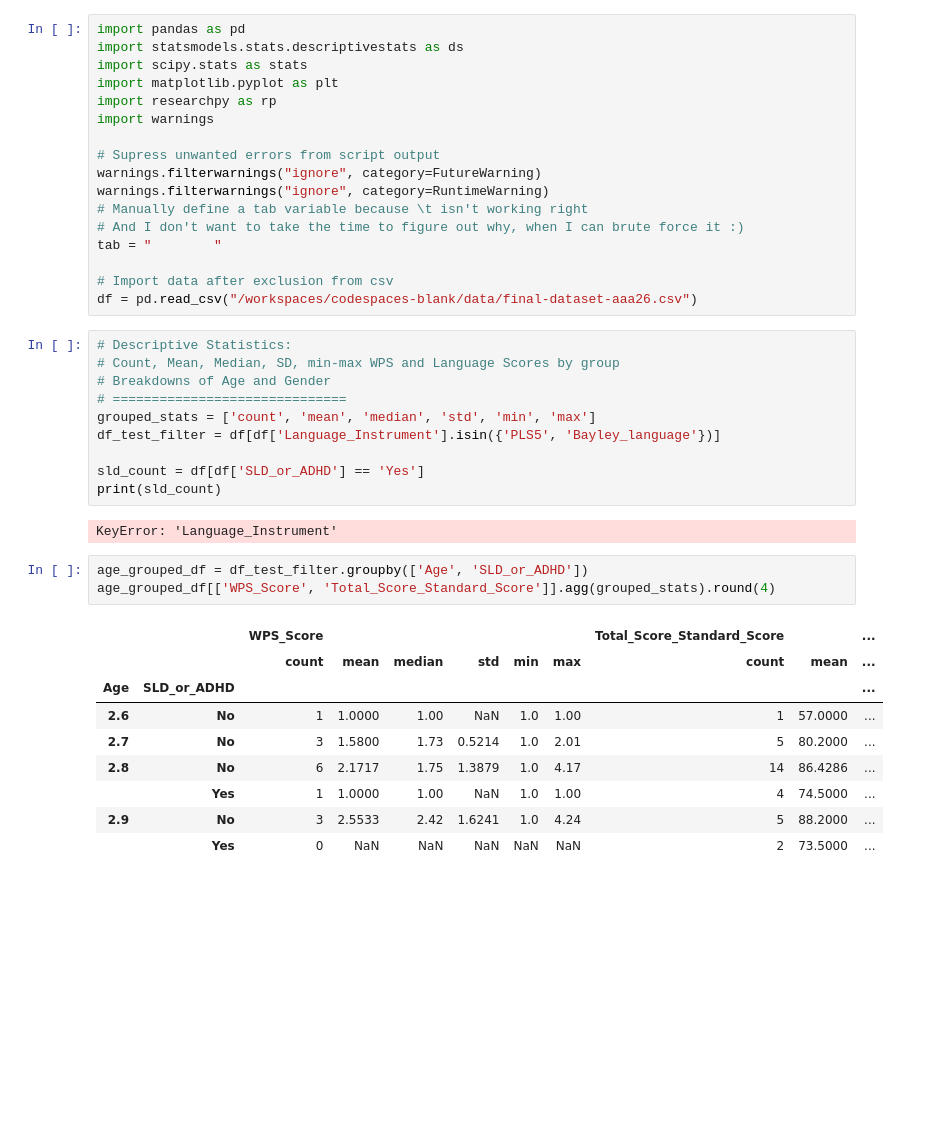
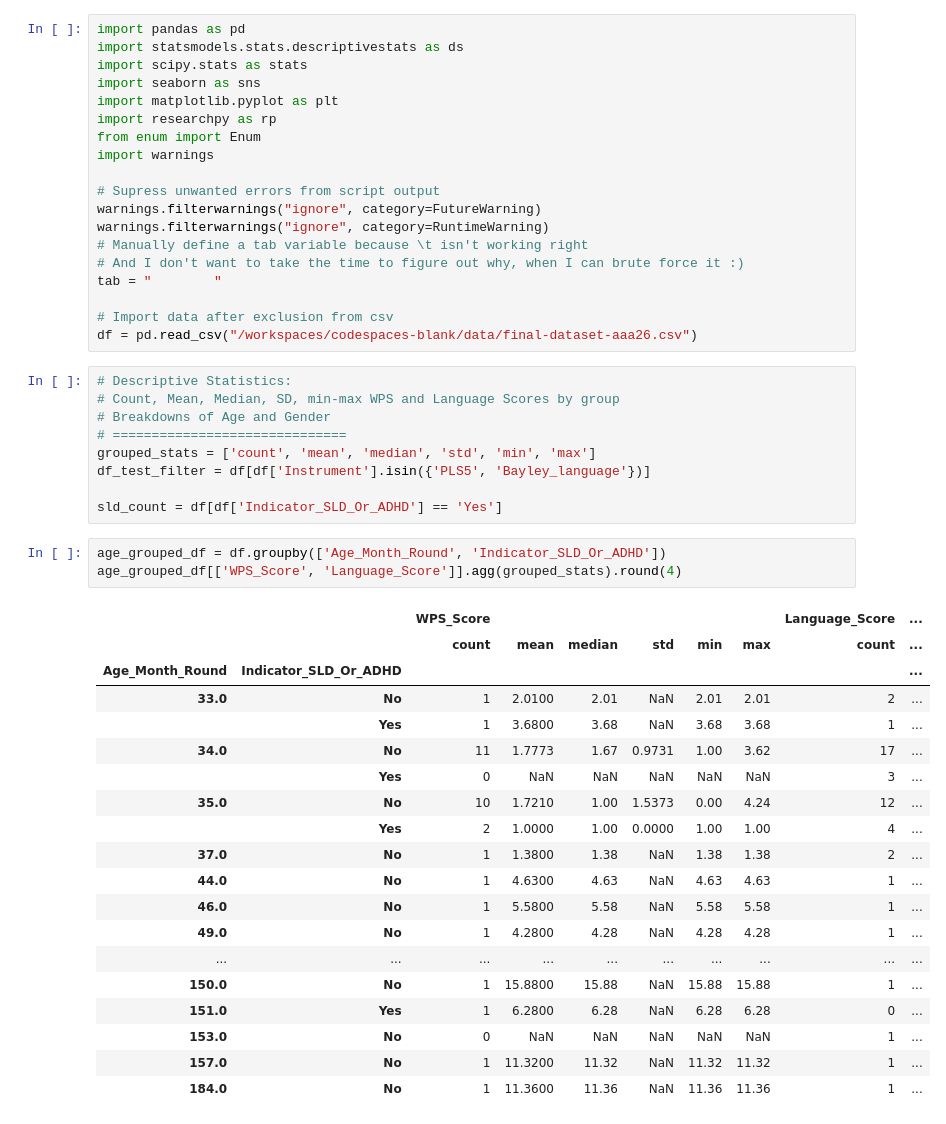
Before and after one commit to griffinengle/AAA-2026-Data-Analysis, a Jupyter notebook: AAA-26.ipynb, the cells around one changed output. Drawn from its saved outputs; the diff is of its cells as text; blank space fills up the shorter version.

```diff
--- a/AAA-26.ipynb
+++ b/AAA-26.ipynb
@@ -307,8 +307,10 @@ Values: Any **integer**
 import pandas as pd
 import statsmodels.stats.descriptivestats as ds
 import scipy.stats as stats
+import seaborn as sns
 import matplotlib.pyplot as plt
 import researchpy as rp
+from enum import Enum
 import warnings
 
 # Supress unwanted errors from script output
@@ -326,23 +328,30 @@ df = pd.read_csv("/workspaces/codespaces-blank/data/final-dataset-aaa26.csv")
 # Breakdowns of Age and Gender
 # ==============================
 grouped_stats = ['count', 'mean', 'median', 'std', 'min', 'max']
-df_test_filter = df[df['Language_Instrument'].isin({'PLS5', 'Bayley_language'})]
+df_test_filter = df[df['Instrument'].isin({'PLS5', 'Bayley_language'})]
 
-sld_count = df[df['SLD_or_ADHD'] == 'Yes']
-print(sld_count)
+sld_count = df[df['Indicator_SLD_Or_ADHD'] == 'Yes']
-# %% [output]
-KeyError: 'Language_Instrument'
 # %%
-age_grouped_df = df_test_filter.groupby(['Age', 'SLD_or_ADHD'])
-age_grouped_df[['WPS_Score', 'Total_Score_Standard_Score']].agg(grouped_stats).round(4)
+age_grouped_df = df.groupby(['Age_Month_Round', 'Indicator_SLD_Or_ADHD'])
+age_grouped_df[['WPS_Score', 'Language_Score']].agg(grouped_stats).round(4)
 # %% [output]
-|  |  | WPS_Score |  |  |  |  |  | Total_Score_Standard_Score |  | ... |
-|  |  | count | mean | median | std | min | max | count | mean | ... |
-| Age | SLD_or_ADHD |  |  |  |  |  |  |  |  | ... |
-| 2.6 | No | 1 | 1.0000 | 1.00 | NaN | 1.0 | 1.00 | 1 | 57.0000 | ... |
-| 2.7 | No | 3 | 1.5800 | 1.73 | 0.5214 | 1.0 | 2.01 | 5 | 80.2000 | ... |
-| 2.8 | No | 6 | 2.1717 | 1.75 | 1.3879 | 1.0 | 4.17 | 14 | 86.4286 | ... |
-|  | Yes | 1 | 1.0000 | 1.00 | NaN | 1.0 | 1.00 | 4 | 74.5000 | ... |
-| 2.9 | No | 3 | 2.5533 | 2.42 | 1.6241 | 1.0 | 4.24 | 5 | 88.2000 | ... |
-|  | Yes | 0 | NaN | NaN | NaN | NaN | NaN | 2 | 73.5000 | ... |
+|  |  | WPS_Score |  |  |  |  |  | Language_Score | ... |
+|  |  | count | mean | median | std | min | max | count | ... |
+| Age_Month_Round | Indicator_SLD_Or_ADHD |  |  |  |  |  |  |  | ... |
+| 33.0 | No | 1 | 2.0100 | 2.01 | NaN | 2.01 | 2.01 | 2 | ... |
+|  | Yes | 1 | 3.6800 | 3.68 | NaN | 3.68 | 3.68 | 1 | ... |
+| 34.0 | No | 11 | 1.7773 | 1.67 | 0.9731 | 1.00 | 3.62 | 17 | ... |
+|  | Yes | 0 | NaN | NaN | NaN | NaN | NaN | 3 | ... |
+| 35.0 | No | 10 | 1.7210 | 1.00 | 1.5373 | 0.00 | 4.24 | 12 | ... |
+|  | Yes | 2 | 1.0000 | 1.00 | 0.0000 | 1.00 | 1.00 | 4 | ... |
+| 37.0 | No | 1 | 1.3800 | 1.38 | NaN | 1.38 | 1.38 | 2 | ... |
+| 44.0 | No | 1 | 4.6300 | 4.63 | NaN | 4.63 | 4.63 | 1 | ... |
+| 46.0 | No | 1 | 5.5800 | 5.58 | NaN | 5.58 | 5.58 | 1 | ... |
+| 49.0 | No | 1 | 4.2800 | 4.28 | NaN | 4.28 | 4.28 | 1 | ... |
+| ... | ... | ... | ... | ... | ... | ... | ... | ... | ... |
+| 150.0 | No | 1 | 15.8800 | 15.88 | NaN | 15.88 | 15.88 | 1 | ... |
+| 151.0 | Yes | 1 | 6.2800 | 6.28 | NaN | 6.28 | 6.28 | 0 | ... |
+| 153.0 | No | 0 | NaN | NaN | NaN | NaN | NaN | 1 | ... |
+| 157.0 | No | 1 | 11.3200 | 11.32 | NaN | 11.32 | 11.32 | 1 | ... |
+| 184.0 | No | 1 | 11.3600 | 11.36 | NaN | 11.36 | 11.36 | 1 | ... |
 # %%
```
Also changed, not shown: parts of 5 cells of this notebook, 1 other file.
